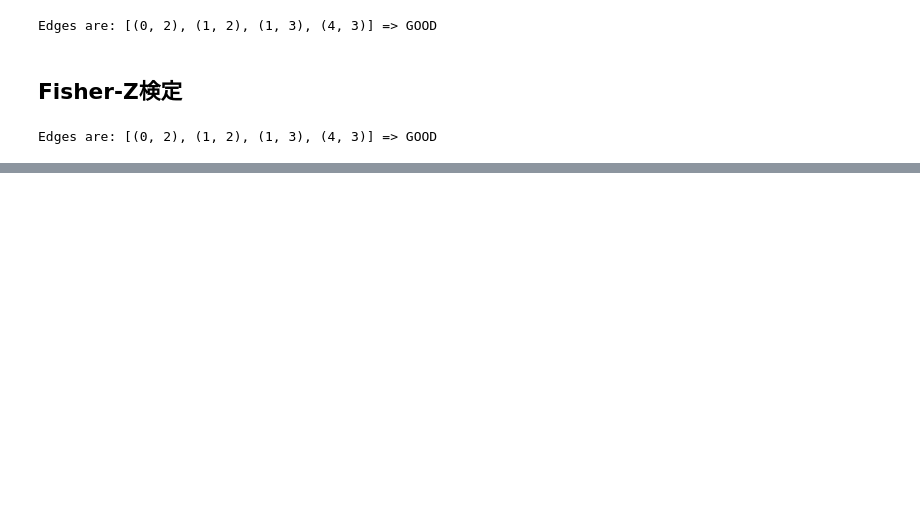
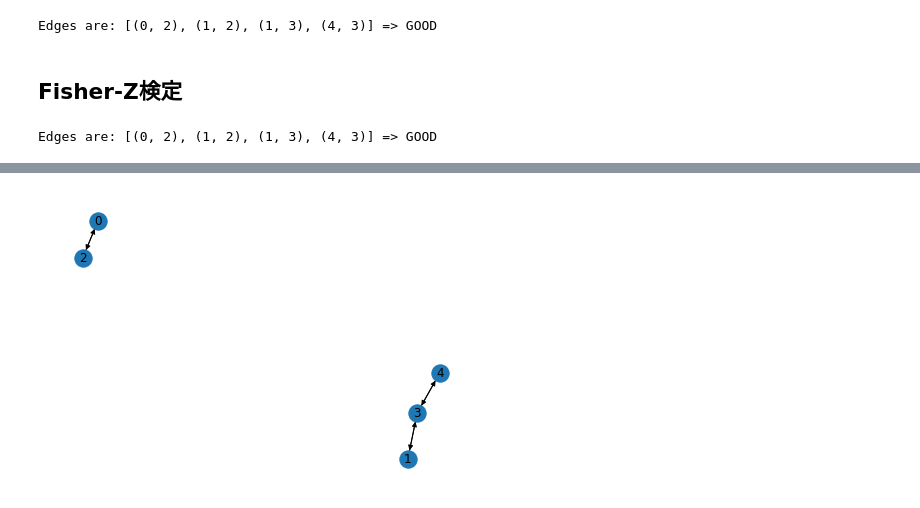
Before and after one commit to tsurubee/causal-discovery, a Jupyter notebook: pc-algorithm.ipynb, the cells around one changed output, grey strips where cells are left out. Cells and saved outputs as stored; diff of their text form; code cells hidden in the pictures; blank space fills up the shorter version.

```diff
--- a/pc-algorithm.ipynb
+++ b/pc-algorithm.ipynb
@@ -112,0 +161,4 @@ Edges are: [(0, 2), (1, 2), (1, 3), (4, 3)] => GOOD
+# %%
+nx.draw(g, with_labels=True)
+# %% [output]
+[figure, added]
```
Also changed, not shown: parts of 9 cells of this notebook.
